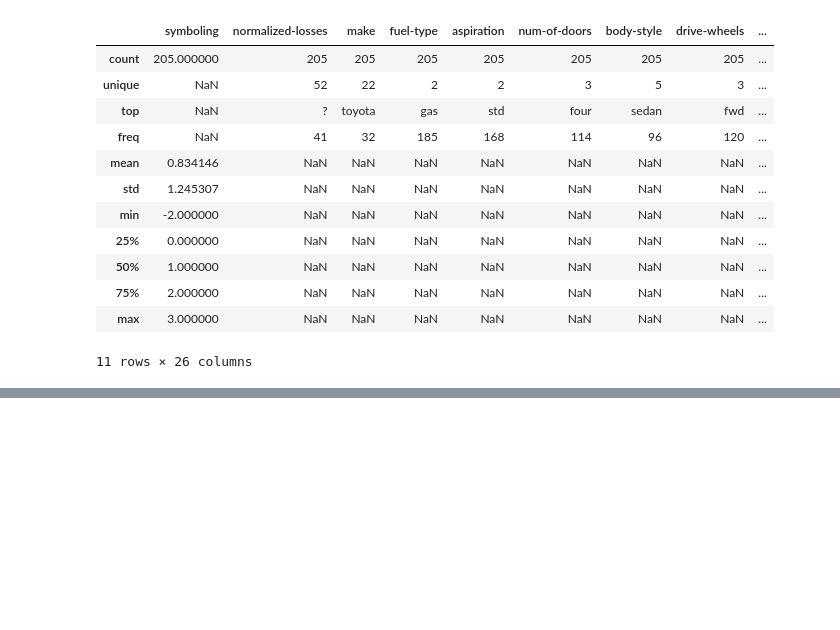
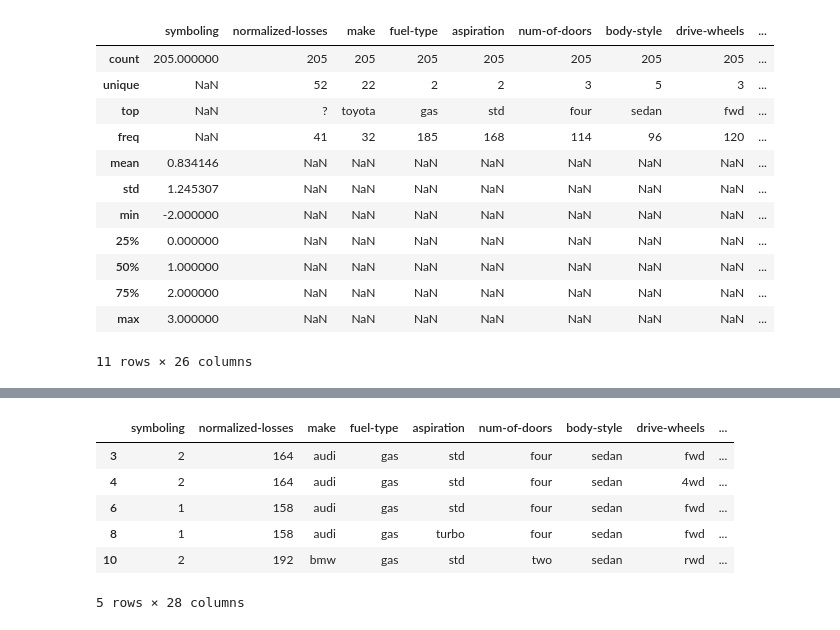
Before and after one commit to Diwakerprashar/EDA-Datasets, a Jupyter notebook: Data_Importing_Cleaning_Autos.ipynb, the cells around one changed output, grey strips where cells are left out. Cells and saved outputs as stored; diff of their text form; code cells hidden in the pictures; blank space fills up the shorter version.

Commit message:
Diwaker Prashar_ Cleaned data

```diff
--- a/Data_Importing_Cleaning_Autos.ipynb
+++ b/Data_Importing_Cleaning_Autos.ipynb
@@ -113,0 +177,19 @@ memory usage: 41.8+ KB
+# %%
+df["length"] = df["length"]/df["length"].max()
+df["width"] = df["width"]/df["width"].max()
+df["height"] = df["height"]/df["height"].max()
+# %%
+#one hot encoding ##converting fule type to 0or 1 category
+enc = pd.DataFrame(pd.get_dummies(df["fuel-type"],prefix="fuel"))
+# %%
+df = df.join(enc)
+# %%
+df.head()
+# %% [output]
+|  | symboling | normalized-losses | make | fuel-type | aspiration | num-of-doors | body-style | drive-wheels | ... |
+| 3 | 2 | 164 | audi | gas | std | four | sedan | fwd | ... |
+| 4 | 2 | 164 | audi | gas | std | four | sedan | 4wd | ... |
+| 6 | 1 | 158 | audi | gas | std | four | sedan | fwd | ... |
+| 8 | 1 | 158 | audi | gas | turbo | four | sedan | fwd | ... |
+| 10 | 2 | 192 | bmw | gas | std | two | sedan | rwd | ... |
+5 rows × 28 columns
```
Also changed, not shown: parts of 15 cells of this notebook.
